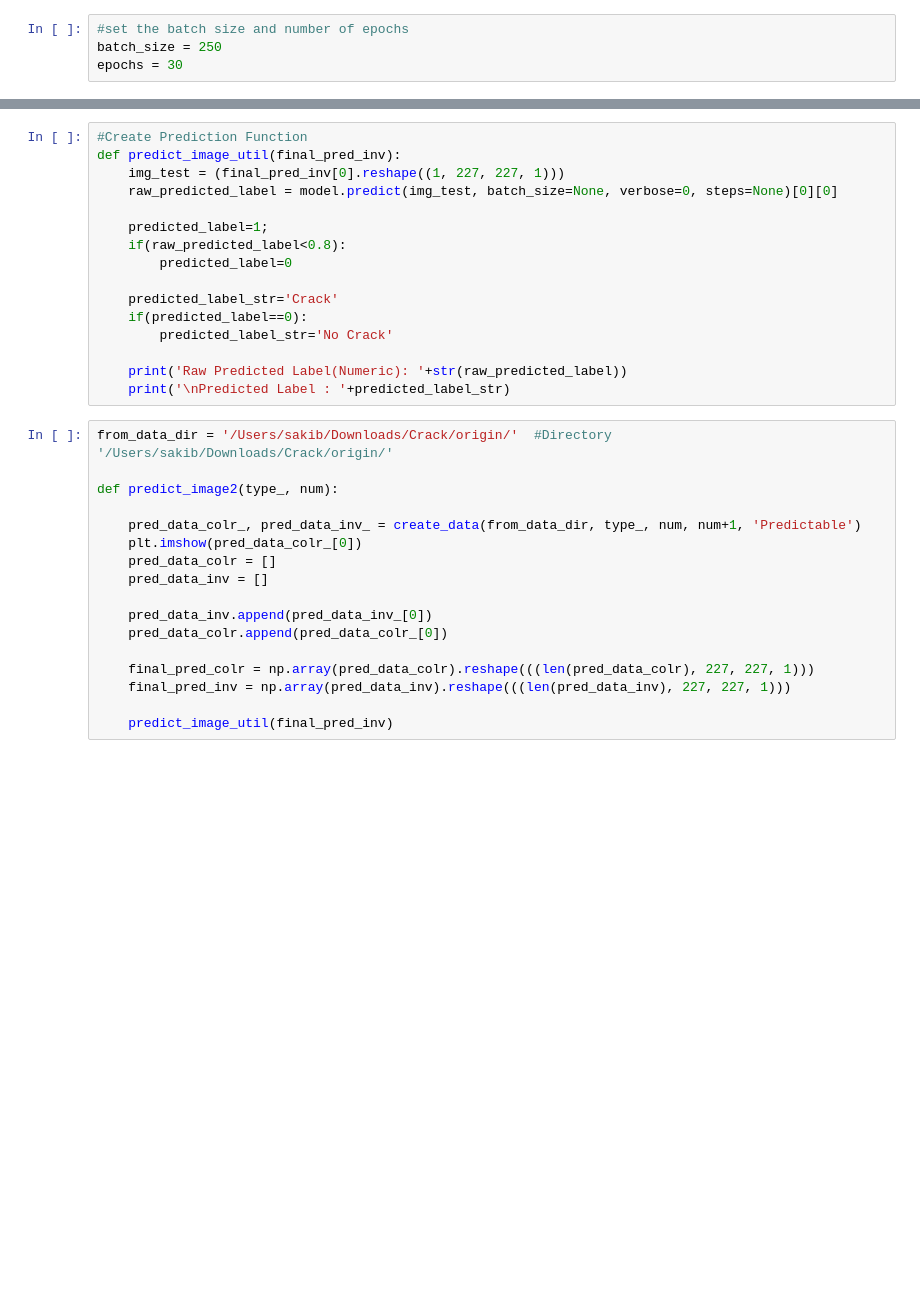
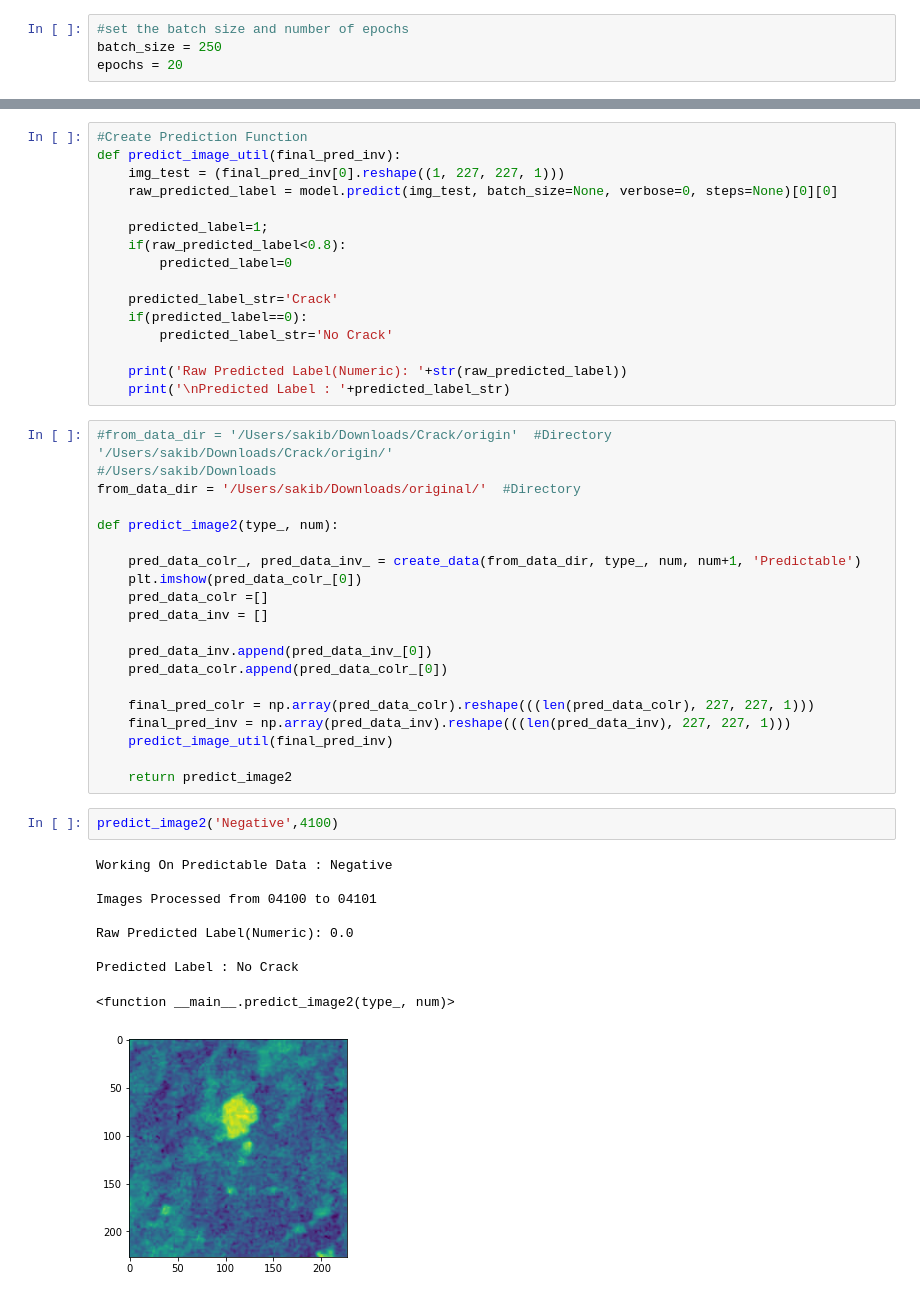
Before and after one commit to Shakib-IO/Road_Crack_Detection, a Jupyter notebook: Road Crack Detection.ipynb, the cells around one changed output, grey strips where cells are left out. Cells and saved outputs as stored; diff of their text form; blank space fills up the shorter version.

```diff
--- a/Road Crack Detection.ipynb
+++ b/Road Crack Detection.ipynb
@@ -235,7 +295,7 @@ WARNING:tensorflow:From /Users/sakib/opt/anaconda3/envs/mypython3/lib/python3.7/
 # %%
 #set the batch size and number of epochs
 batch_size = 250
-epochs = 30
+epochs = 20
 # %%
 #Training
 #For loss used binary because we have two classes positive and negative
@@ -289,13 +349,15 @@ def predict_image_util(final_pred_inv):
     print('Raw Predicted Label(Numeric): '+str(raw_predicted_label))
     print('\nPredicted Label : '+predicted_label_str)
 # %%
-from_data_dir = '/Users/sakib/Downloads/Crack/origin/'  #Directory '/Users/sakib/Downloads/Crack/origin/'
+#from_data_dir = '/Users/sakib/Downloads/Crack/origin'  #Directory '/Users/sakib/Downloads/Crack/origin/'
+#/Users/sakib/Downloads
+from_data_dir = '/Users/sakib/Downloads/original/'  #Directory
 
 def predict_image2(type_, num):
 
     pred_data_colr_, pred_data_inv_ = create_data(from_data_dir, type_, num, num+1, 'Predictable')
     plt.imshow(pred_data_colr_[0])
-    pred_data_colr = []
+    pred_data_colr =[]
     pred_data_inv = []
 
     pred_data_inv.append(pred_data_inv_[0])
@@ -303,5 +365,18 @@ def predict_image2(type_, num):
 
     final_pred_colr = np.array(pred_data_colr).reshape(((len(pred_data_colr), 227, 227, 1)))
     final_pred_inv = np.array(pred_data_inv).reshape(((len(pred_data_inv), 227, 227, 1)))
+    predict_image_util(final_pred_inv)
 
-    predict_image_util(final_pred_inv)
+    return predict_image2
+# %%
+predict_image2('Negative',4100)
+# %% [output]
+Working On Predictable Data : Negative
+
+Images Processed from 04100 to 04101
+
+Raw Predicted Label(Numeric): 0.0
+
+Predicted Label : No Crack
+<function __main__.predict_image2(type_, num)>
+[figure, added]
```
Also changed, not shown: parts of 8 cells of this notebook, 3 other files.
